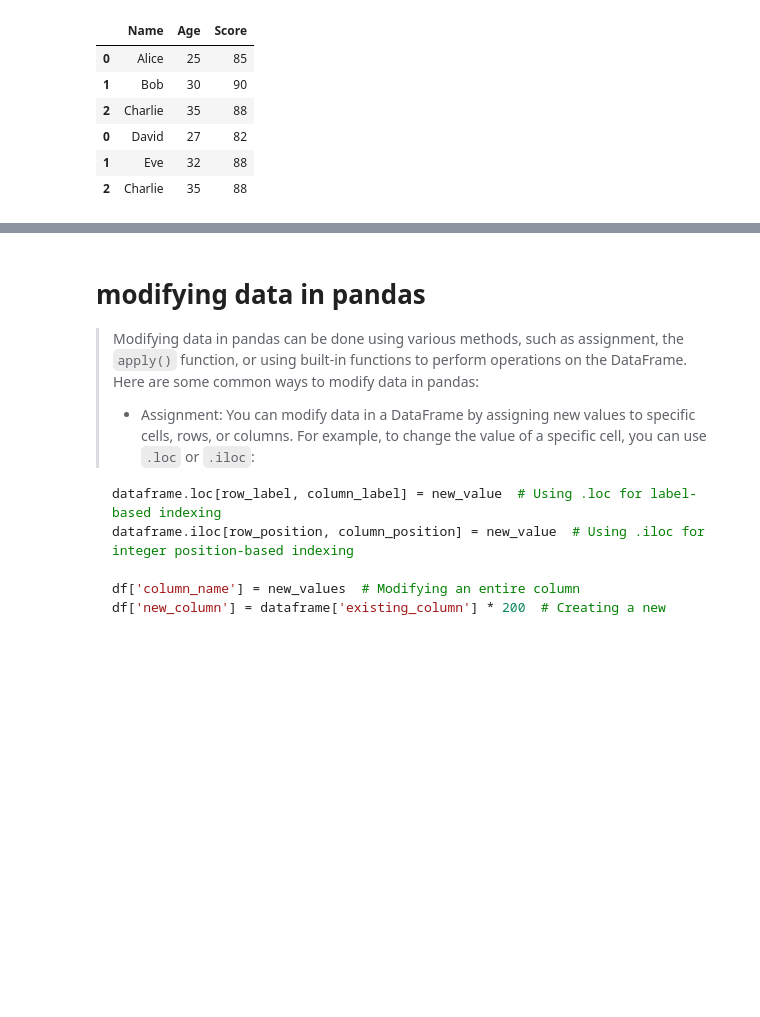
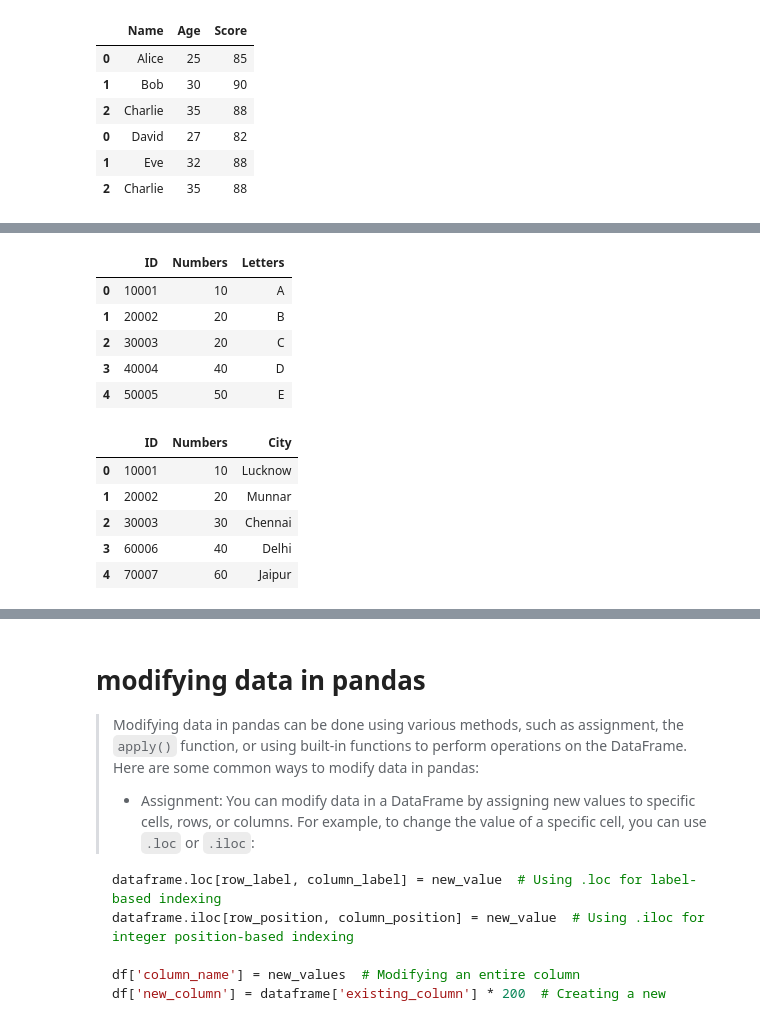
Before and after one commit to shivam-kumar25/mlp-programming, a Jupyter notebook: panda/pandaBasics.ipynb, the cells around one changed output, grey strips where cells are left out. Saved outputs shown, nothing was run; the diff lists cells and outputs as text; code cells hidden in the pictures; blank space fills up the shorter version.

```diff
--- a/panda/pandaBasics.ipynb
+++ b/panda/pandaBasics.ipynb
@@ -911,0 +939,31 @@ output of pd.concat([df1, df2], join='inner']):
+# %%
+data1 = {
+    "ID" : [10001,20002,30003,40004,50005],
+    "Numbers": [10,20,20,40,50],
+    "Letters":["A","B","C","D","E"]
+}
+
+df1 = pd.DataFrame(data1)
+display.display(df1)
+
+data2 = {
+    "ID" : [10001,20002,30003,60006,70007],
+    "Numbers": [10,20,30,40,60],
+    "City":["Lucknow","Munnar","Chennai","Delhi","Jaipur"]
+}
+
+df2 = pd.DataFrame(data2)
+display.display(df2)
+# %% [output]
+|  | ID | Numbers | Letters |
+| 0 | 10001 | 10 | A |
+| 1 | 20002 | 20 | B |
+| 2 | 30003 | 20 | C |
+| 3 | 40004 | 40 | D |
+| 4 | 50005 | 50 | E |
+|  | ID | Numbers | City |
+| 0 | 10001 | 10 | Lucknow |
+| 1 | 20002 | 20 | Munnar |
+| 2 | 30003 | 30 | Chennai |
+| 3 | 60006 | 40 | Delhi |
+| 4 | 70007 | 60 | Jaipur |
```
Also changed, not shown: parts of 20 cells of this notebook, 4 other files.
